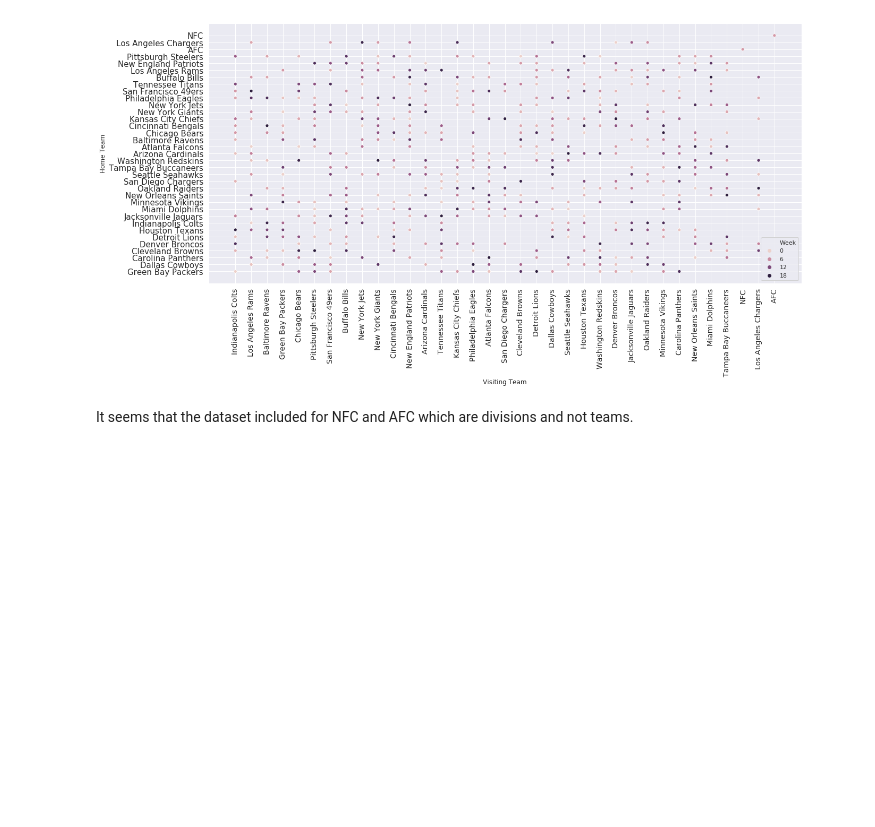
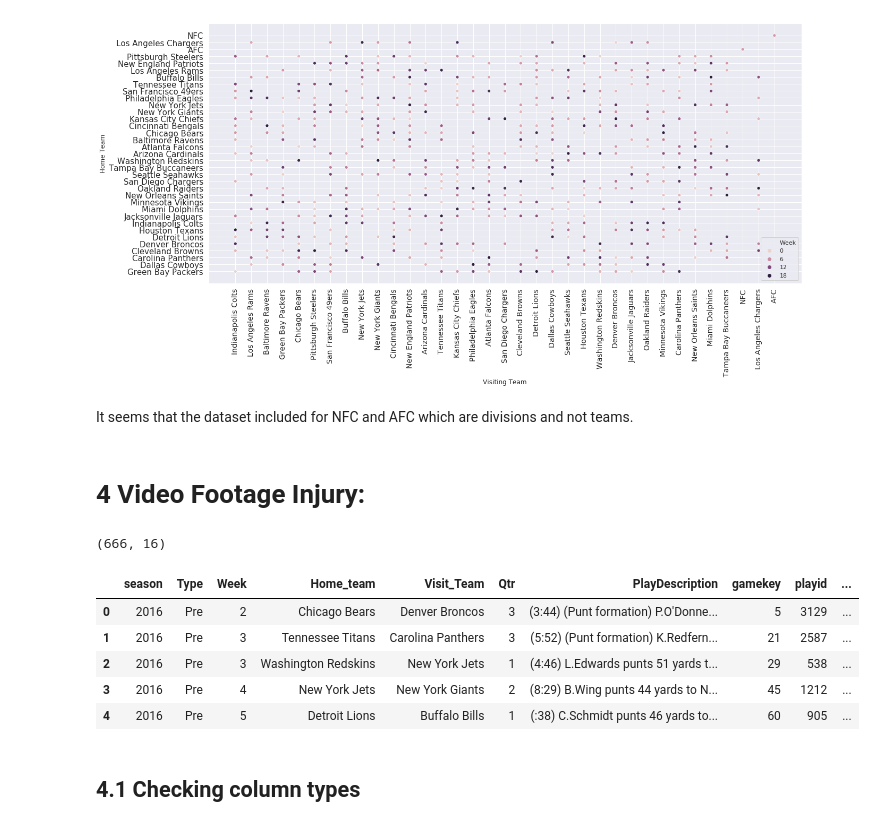
Before and after one commit to CJL89/NFL-Punt-Analysis, a Jupyter notebook: NFL_Punt_Analysis.ipynb, the cells around one changed output. Drawn from its saved outputs; the diff is of its cells as text; code cells hidden in the pictures; blank space fills up the shorter version.

```diff
--- a/NFL_Punt_Analysis.ipynb
+++ b/NFL_Punt_Analysis.ipynb
@@ -190,3 +208,19 @@ plt.show()
 [figure]
 # %% [markdown]
 It seems that the dataset included for NFC and AFC which are divisions and not teams.
+# %% [markdown]
+# <a id='video_footage_injury'><b>4 Video Footage Injury:</b></a>
+# %%
+video_footage_injury = pd.read_csv('../input/video_footage-injury.csv', parse_dates=True)
+print(game_data.shape)
+video_footage_injury.head()
+# %% [output]
+(666, 16)
+|  | season | Type | Week | Home_team | Visit_Team | Qtr | PlayDescription | gamekey | playid | ... |
+| 0 | 2016 | Pre | 2 | Chicago Bears | Denver Broncos | 3 | (3:44) (Punt formation) P.O'Donne... | 5 | 3129 | ... |
+| 1 | 2016 | Pre | 3 | Tennessee Titans | Carolina Panthers | 3 | (5:52) (Punt formation) K.Redfern... | 21 | 2587 | ... |
+| 2 | 2016 | Pre | 3 | Washington Redskins | New York Jets | 1 | (4:46) L.Edwards punts 51 yards t... | 29 | 538 | ... |
+| 3 | 2016 | Pre | 4 | New York Jets | New York Giants | 2 | (8:29) B.Wing punts 44 yards to N... | 45 | 1212 | ... |
+| 4 | 2016 | Pre | 5 | Detroit Lions | Buffalo Bills | 1 | (:38) C.Schmidt punts 46 yards to... | 60 | 905 | ... |
+# %% [markdown]
+## <a id='video_footage_injury_types'><b>4.1 Checking column types</b></a>
```
Also changed, not shown: parts of 22 cells of this notebook.
